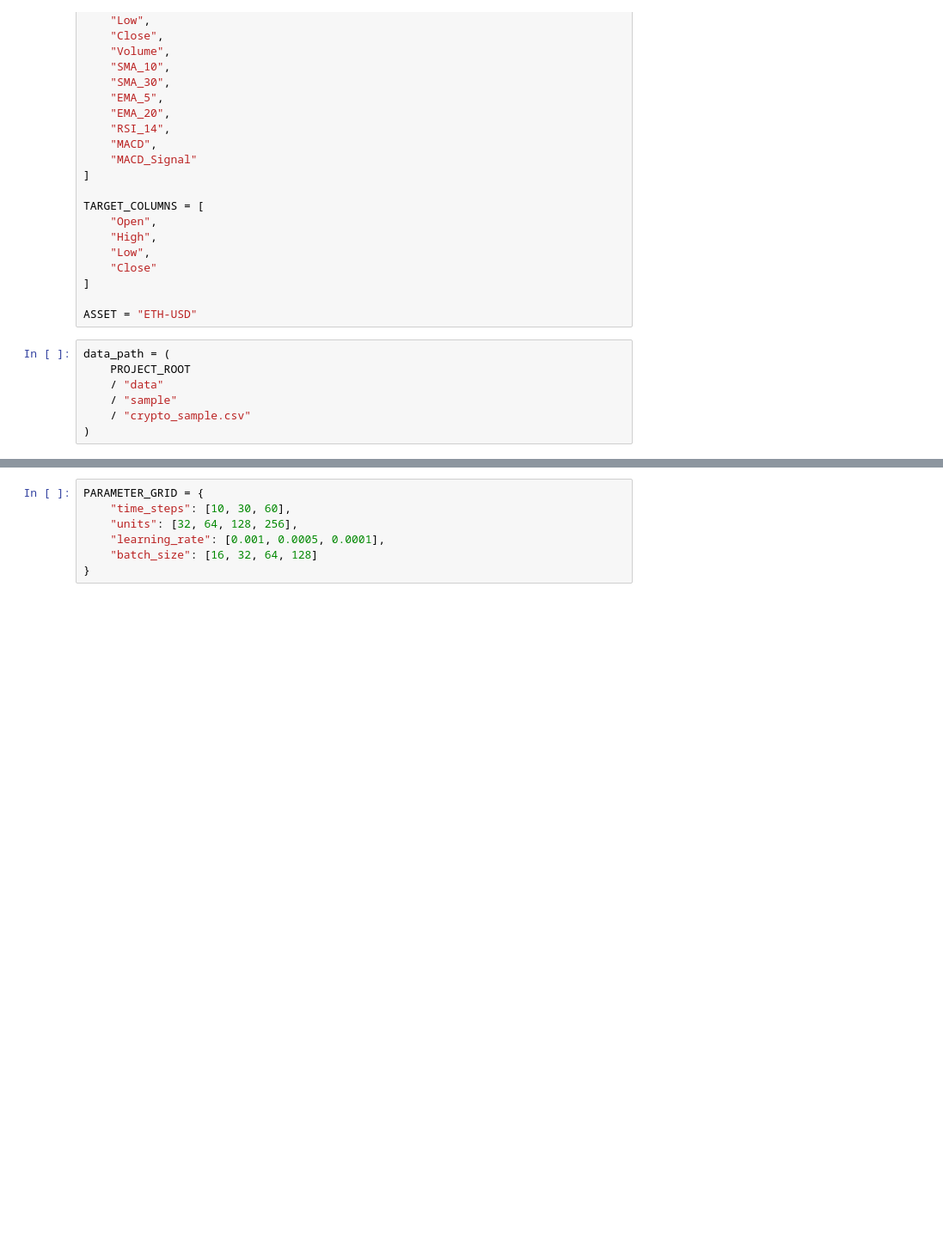
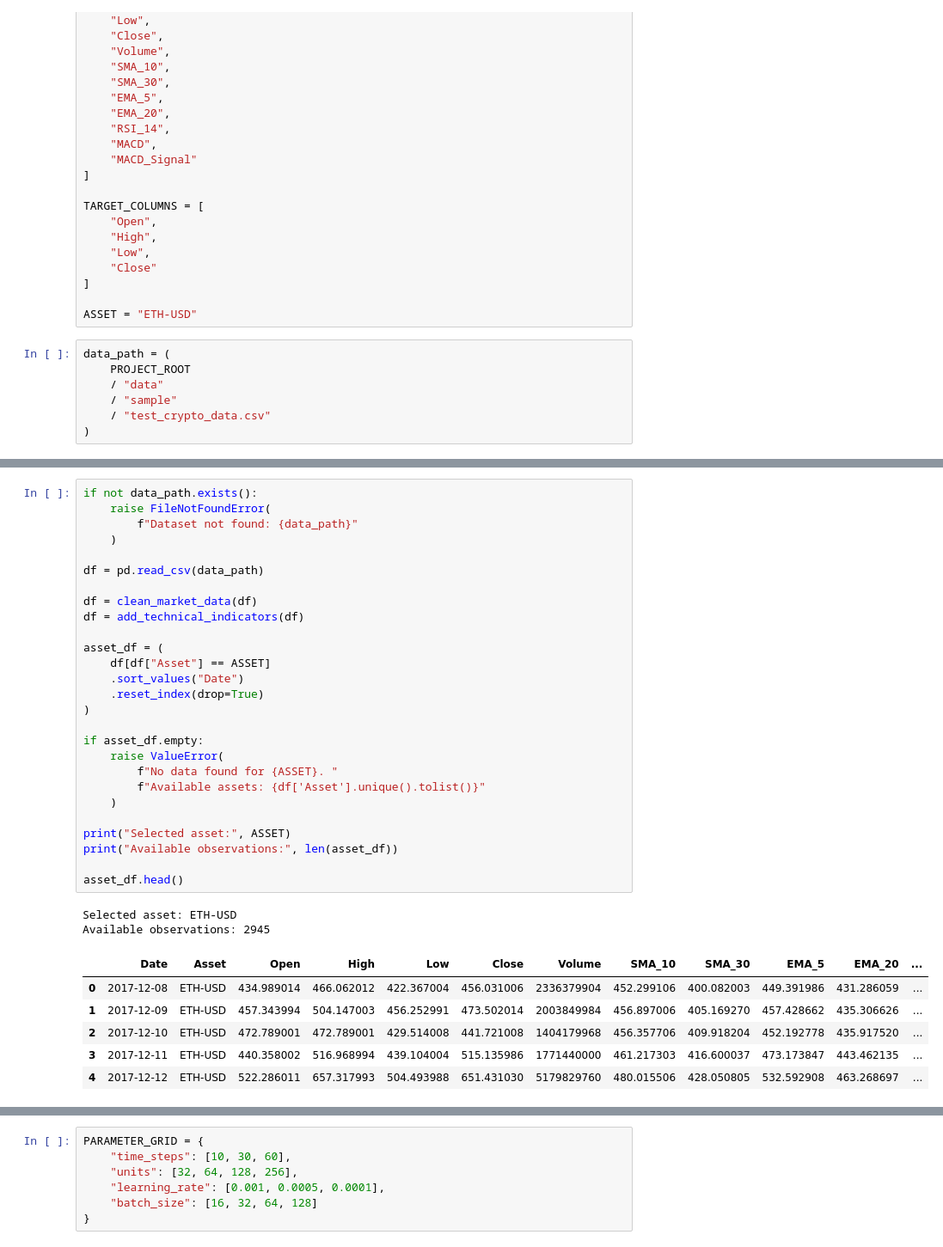
Before and after one commit to TsienHahn/BTC-and-ETH-Data-Analyst-and-Prediction, a Jupyter notebook: notebooks/05_Hyperparameter_analysis.ipynb, the cells around one changed output, grey strips where cells are left out. Shown at 86% size. Saved outputs shown, nothing was run; the diff lists cells and outputs as text; blank space fills up the shorter version.

```diff
--- a/notebooks/05_Hyperparameter_analysis.ipynb
+++ b/notebooks/05_Hyperparameter_analysis.ipynb
@@ -63,5 +63,5 @@ data_path = (
     PROJECT_ROOT
     / "data"
     / "sample"
-    / "crypto_sample.csv"
+    / "test_crypto_data.csv"
 )
@@ -147,3 +68,39 @@ ValueError: No data found for ETH-USD. Available assets: []
+# %%
+if not data_path.exists():
+    raise FileNotFoundError(
+        f"Dataset not found: {data_path}"
+    )
+
+df = pd.read_csv(data_path)
+
+df = clean_market_data(df)
+df = add_technical_indicators(df)
+
+asset_df = (
+    df[df["Asset"] == ASSET]
+    .sort_values("Date")
+    .reset_index(drop=True)
+)
+
+if asset_df.empty:
+    raise ValueError(
+        f"No data found for {ASSET}. "
+        f"Available assets: {df['Asset'].unique().tolist()}"
+    )
+
+print("Selected asset:", ASSET)
+print("Available observations:", len(asset_df))
+
+asset_df.head()
+# %% [output]
+Selected asset: ETH-USD
+Available observations: 2945
+|  | Date | Asset | Open | High | Low | Close | Volume | SMA_10 | SMA_30 | EMA_5 | EMA_20 | ... |
+| 0 | 2017-12-08 | ETH-USD | 434.989014 | 466.062012 | 422.367004 | 456.031006 | 2336379904 | 452.299106 | 400.082003 | 449.391986 | 431.286059 | ... |
+| 1 | 2017-12-09 | ETH-USD | 457.343994 | 504.147003 | 456.252991 | 473.502014 | 2003849984 | 456.897006 | 405.169270 | 457.428662 | 435.306626 | ... |
+| 2 | 2017-12-10 | ETH-USD | 472.789001 | 472.789001 | 429.514008 | 441.721008 | 1404179968 | 456.357706 | 409.918204 | 452.192778 | 435.917520 | ... |
+| 3 | 2017-12-11 | ETH-USD | 440.358002 | 516.968994 | 439.104004 | 515.135986 | 1771440000 | 461.217303 | 416.600037 | 473.173847 | 443.462135 | ... |
+| 4 | 2017-12-12 | ETH-USD | 522.286011 | 657.317993 | 504.493988 | 651.431030 | 5179829760 | 480.015506 | 428.050805 | 532.592908 | 463.268697 | ... |
 # %%
 train_df, validation_df, test_df = temporal_split(
     asset_df,
```
Also changed, not shown: parts of 12 cells of this notebook, 3 other files.
